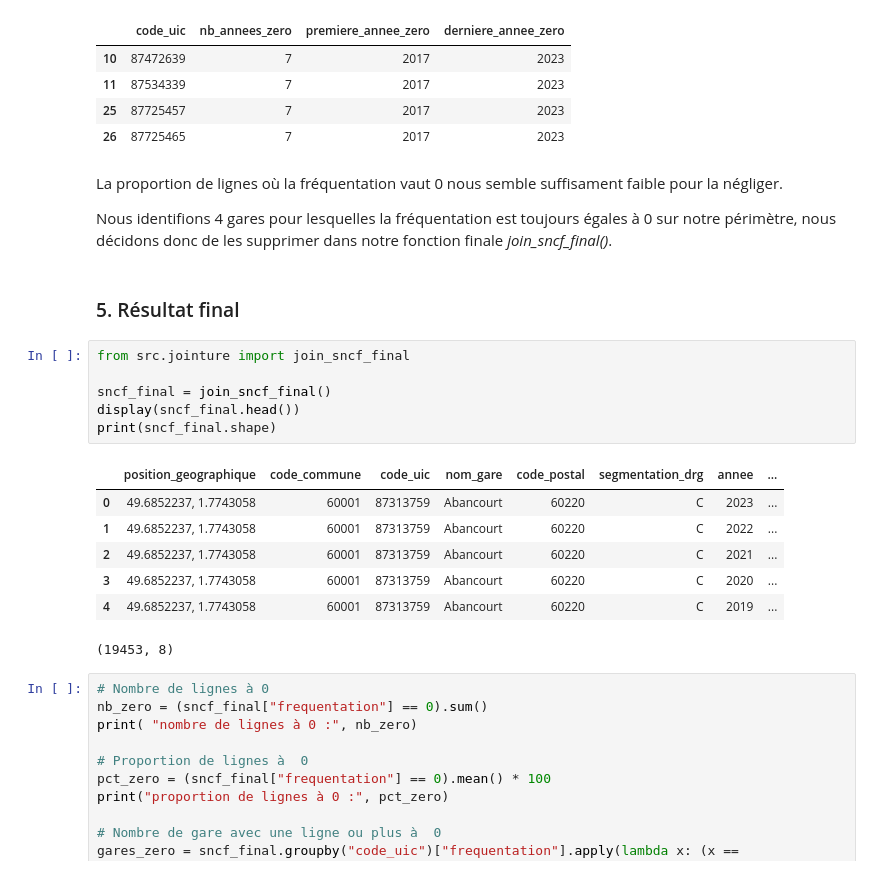
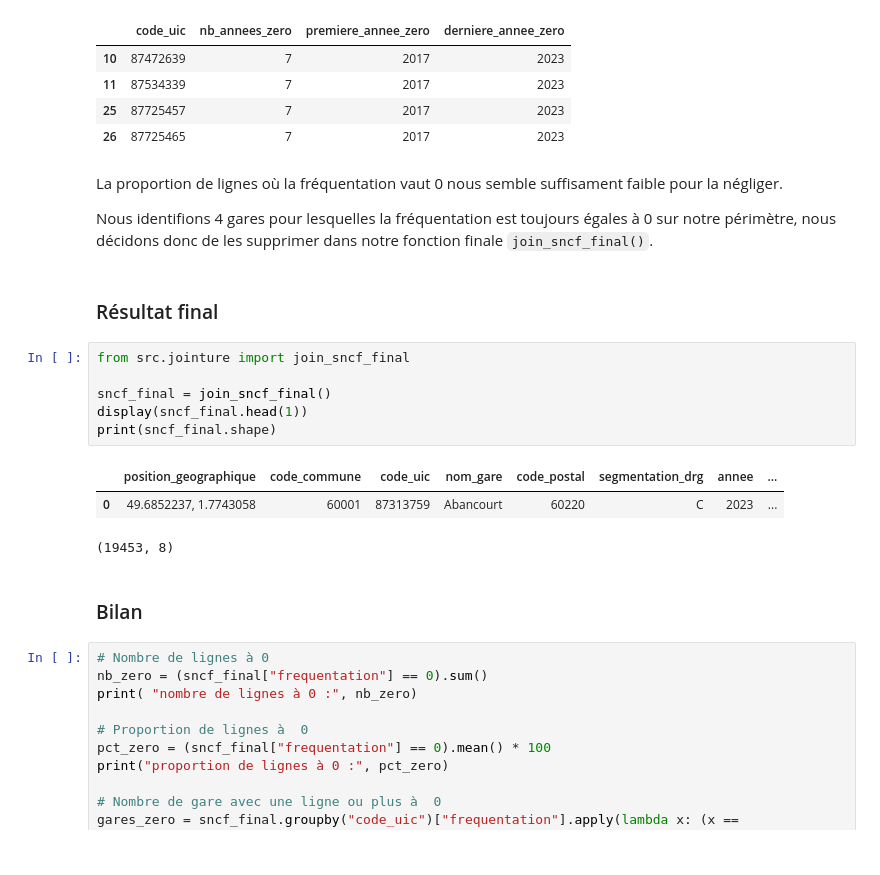
Before and after one commit to eleonoresamson3-alt/le-rail-suit-il-la-France-qui-grandit-, a Jupyter notebook: notebooks/02_base_finale.ipynb, the cells around one changed output. Saved outputs shown, nothing was run; the diff lists cells and outputs as text.

```diff
--- a/notebooks/02_base_finale.ipynb
+++ b/notebooks/02_base_finale.ipynb
@@ -219,23 +210,21 @@ proportion de gares avec au moins une ligne à 0 : 1.4013654329859864
 # %% [markdown]
 La proportion de lignes où la fréquentation vaut 0 nous semble suffisament faible pour la négliger.
 
-Nous identifions 4 gares pour lesquelles la fréquentation est toujours égales à 0 sur notre périmètre, nous décidons donc de les supprimer dans notre fonction finale *join_sncf_final()*.
+Nous identifions 4 gares pour lesquelles la fréquentation est toujours égales à 0 sur notre périmètre, nous décidons donc de les supprimer dans notre fonction finale `join_sncf_final()`.
 # %% [markdown]
-### 5. Résultat final
+### Résultat final
 # %%
 from src.jointure import join_sncf_final
 
 sncf_final = join_sncf_final()
-display(sncf_final.head())
+display(sncf_final.head(1))
 print(sncf_final.shape)
 # %% [output]
 |  | position_geographique | code_commune | code_uic | nom_gare | code_postal | segmentation_drg | annee | ... |
 | 0 | 49.6852237, 1.7743058 | 60001 | 87313759 | Abancourt | 60220 | C | 2023 | ... |
-| 1 | 49.6852237, 1.7743058 | 60001 | 87313759 | Abancourt | 60220 | C | 2022 | ... |
-| 2 | 49.6852237, 1.7743058 | 60001 | 87313759 | Abancourt | 60220 | C | 2021 | ... |
-| 3 | 49.6852237, 1.7743058 | 60001 | 87313759 | Abancourt | 60220 | C | 2020 | ... |
-| 4 | 49.6852237, 1.7743058 | 60001 | 87313759 | Abancourt | 60220 | C | 2019 | ... |
 (19453, 8)
+# %% [markdown]
+### Bilan
 # %%
 # Nombre de lignes à 0
 nb_zero = (sncf_final["frequentation"] == 0).sum()
```
Also changed, not shown: parts of 13 cells of this notebook.
